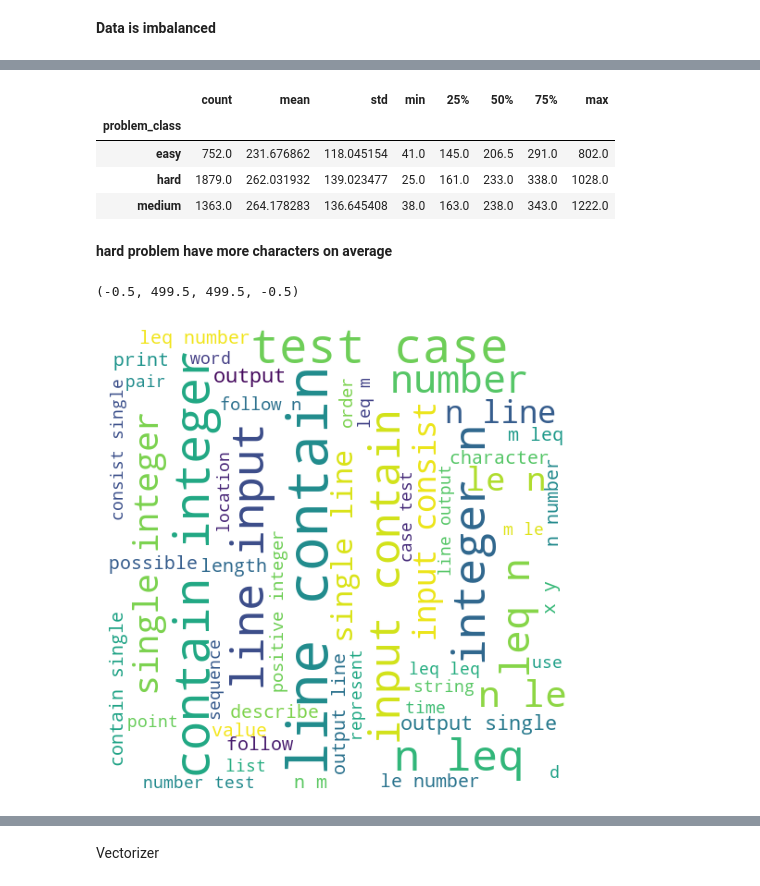
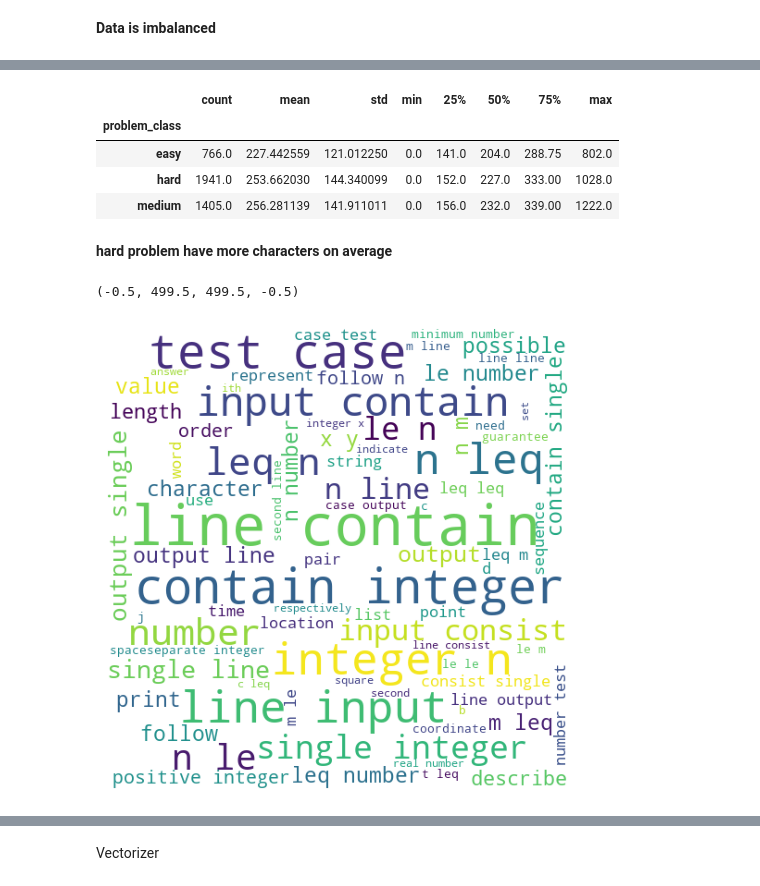
Before and after one commit to AmareswarNagam/AutoJudge, a Jupyter notebook: autojudge.ipynb, the cells around one changed output, grey strips where cells are left out. Saved outputs shown, nothing was run; the diff lists cells and outputs as text; code cells hidden in the pictures.

```diff
--- a/autojudge.ipynb
+++ b/autojudge.ipynb
@@ -26,0 +26,3 @@ df.loc[0, "sample_io"]
+# %%
+for i in range(5):
+    print(df.loc[i:"title"])
@@ -81,7 +101,7 @@ df.head()
 # %%
 # combining all columns about task description
 # df["task_description"] = df["description"] + ", "+ df["input_description"] + ", " + df["output_description"]
-df["task_description"] = df["input_description"] + ", " + df["output_description"]
+df["task_description"] = df["input_description"] + " " + df["output_description"]
 # %%
 df.head()
 # %% [output]
@@ -184,9 +204,9 @@ df["num_characters"].groupby(df["problem_class"]).describe()
 # %% [output]
 |  | count | mean | std | min | 25% | 50% | 75% | max |
 | problem_class |  |  |  |  |  |  |  |  |
-| easy | 752.0 | 231.676862 | 118.045154 | 41.0 | 145.0 | 206.5 | 291.0 | 802.0 |
-| hard | 1879.0 | 262.031932 | 139.023477 | 25.0 | 161.0 | 233.0 | 338.0 | 1028.0 |
-| medium | 1363.0 | 264.178283 | 136.645408 | 38.0 | 163.0 | 238.0 | 343.0 | 1222.0 |
+| easy | 766.0 | 227.442559 | 121.012250 | 0.0 | 141.0 | 204.0 | 288.75 | 802.0 |
+| hard | 1941.0 | 253.662030 | 144.340099 | 0.0 | 152.0 | 227.0 | 333.00 | 1028.0 |
+| medium | 1405.0 | 256.281139 | 141.911011 | 0.0 | 156.0 | 232.0 | 339.00 | 1222.0 |
 # %% [markdown]
 **hard problem have more characters on average**
 # %%
@@ -194,10 +215,12 @@ from wordcloud import WordCloud
 wc = WordCloud(width=500, height=500, min_font_size=12, background_color="white")
 # %%
-hard_wc = wc.generate(df[df["problem_class"] == "hard"]["cleaned_task_desc"].str.cat(sep=" "))
-plt.figure(figsize=(15,6))
+hard_wc = wc.generate(
+    df[df["problem_class"] == "hard"]["cleaned_task_desc"].str.cat(sep=" ")
+)
+plt.figure(figsize=(15, 6))
 plt.imshow(hard_wc.to_image())
 plt.axis("off")
 # %% [output]
 (-0.5, 499.5, 499.5, -0.5)
-[figure, old version]
+[figure, new version]
 # %%
```
Also changed, not shown: parts of 25 cells of this notebook.
